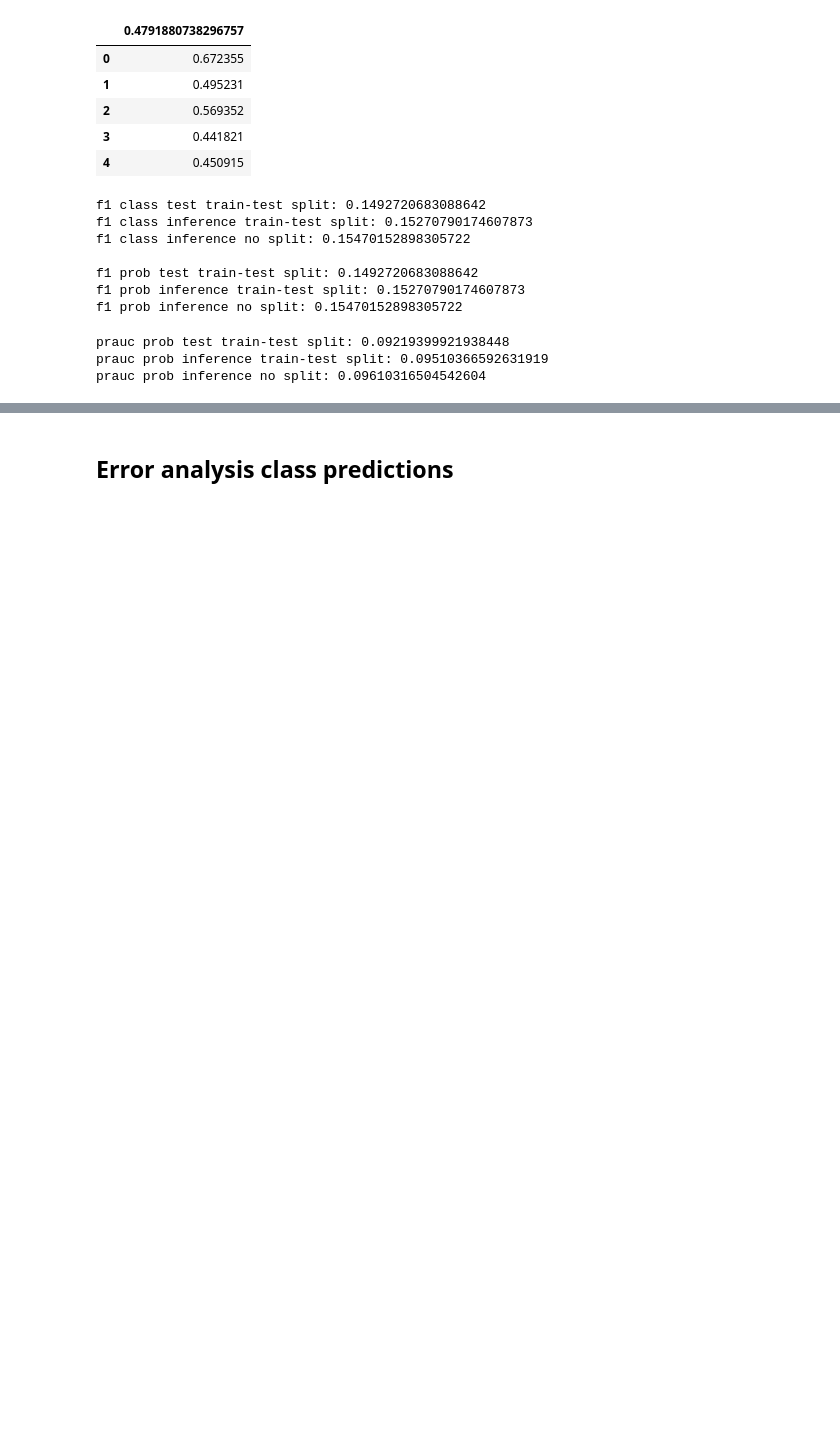
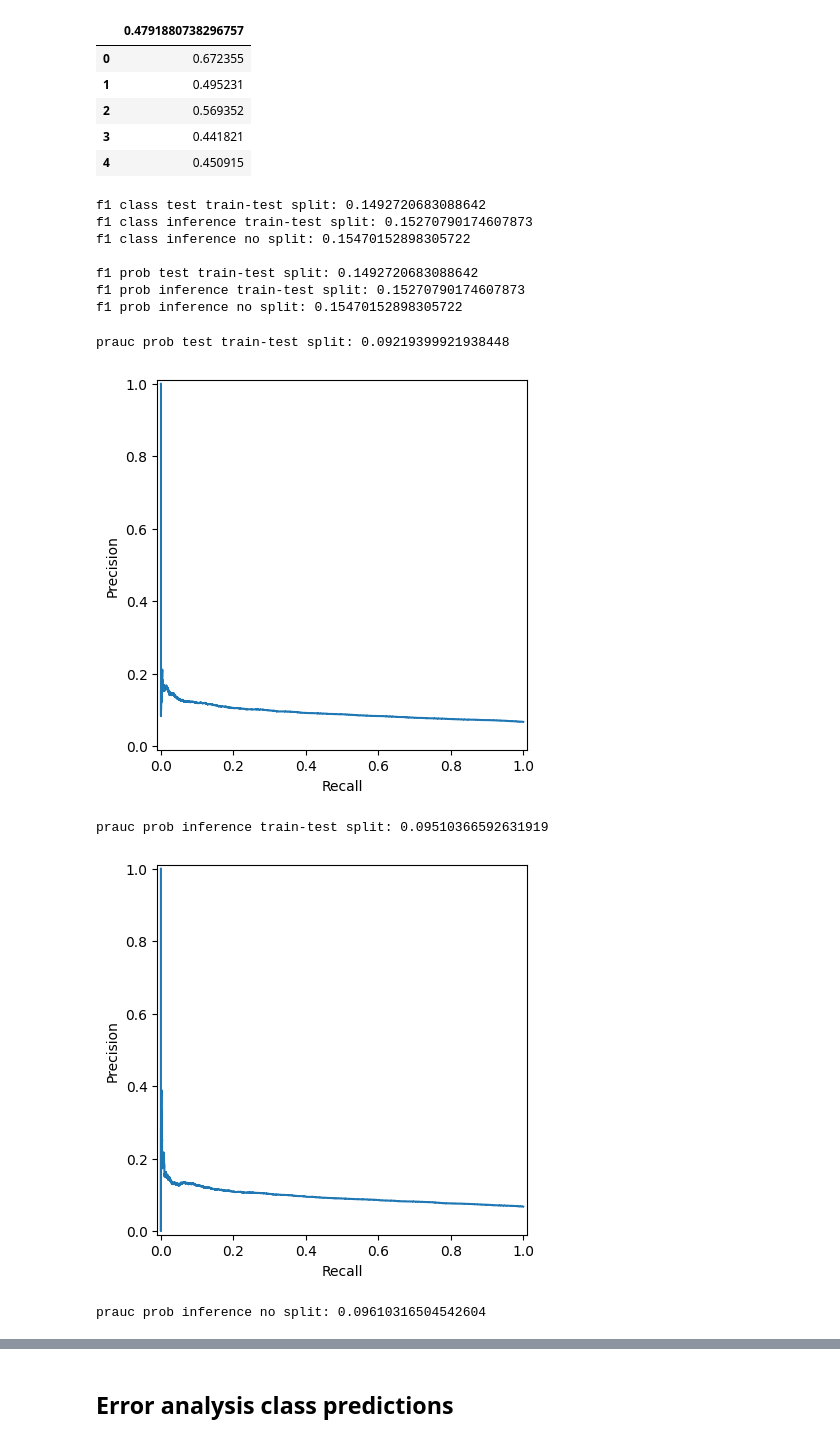
Before and after one commit to OphirTuretz/Y-DATA-Ninjas, a Jupyter notebook: notebooks/error_analysis_ophir.ipynb, the cells around one changed output, grey strips where cells are left out. Cells and saved outputs as stored; diff of their text form; code cells hidden in the pictures; blank space fills up the shorter version.

```diff
--- a/notebooks/error_analysis_ophir.ipynb
+++ b/notebooks/error_analysis_ophir.ipynb
@@ -110,15 +110,21 @@ f1 prob inference no split: 0.15470152898305722
 # %%
 y_trues = [p_s_p_t.is_click, y_i.iloc[:, 0], y_i.iloc[:, 0]]
 y_scores = [p_s_p_t.is_click_predicted, p_s_p_i.iloc[:, 0], p_ns_p_i.iloc[:, 0]]
 results_labels = ["prob test train-test split",
                   "prob inference train-test split",
                   "prob inference no split"]
 
 for y_true, y_score, label in zip(y_trues, y_scores, results_labels):
     precision, recall, thresholds = precision_recall_curve(y_true, y_score)
     pr_auc = auc(recall, precision)
     print(f"prauc {label}: {pr_auc}")
+    disp = PrecisionRecallDisplay(precision=precision, recall=recall)
+    disp.plot()
+    plt.show()
+    print()
 # %% [output]
 prauc prob test train-test split: 0.09219399921938448
-prauc prob inference train-test split: 0.09510366592631919
-prauc prob inference no split: 0.09610316504542604
+[figure, added]
+prauc prob inference train-test split: 0.09510366592631919
+[figure, added]
+prauc prob inference no split: 0.09610316504542604
```
Also changed, not shown: parts of 4 cells of this notebook.
